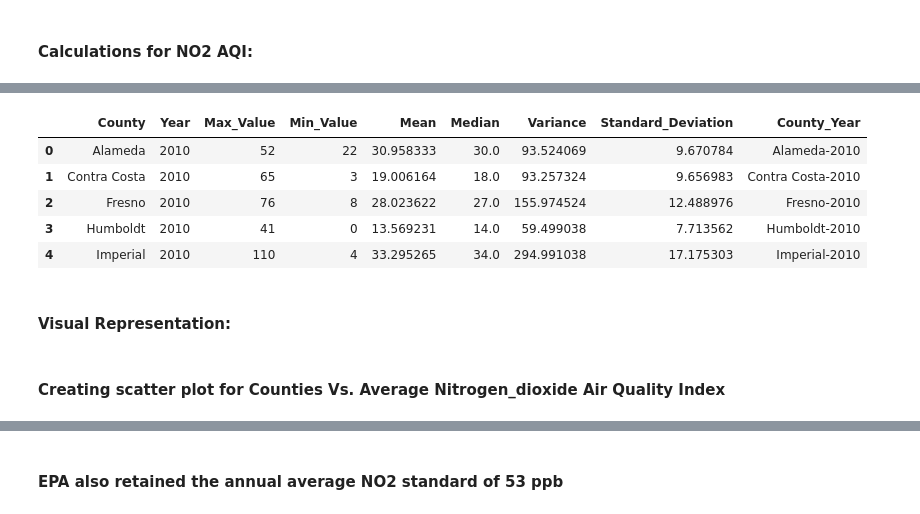
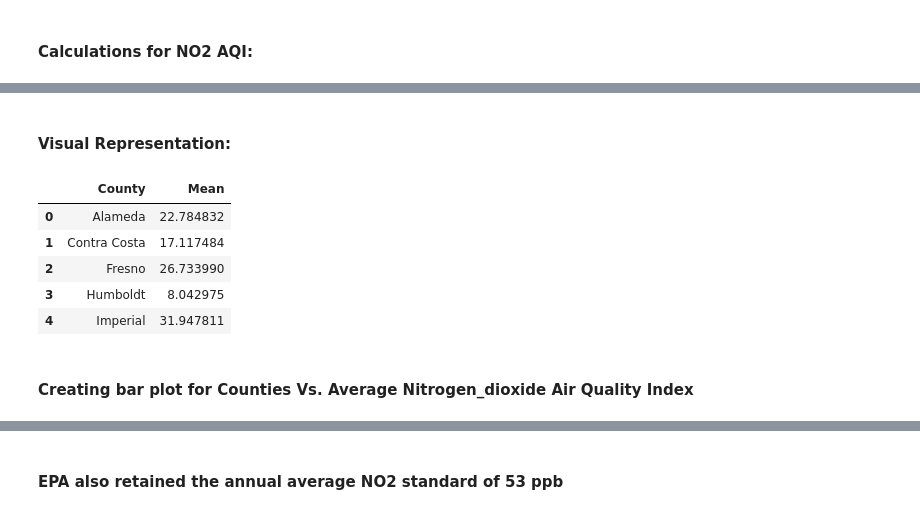
Before and after one commit to dalismo/Project-1, a Jupyter notebook: mq_statistical_analysis_NO2.ipynb, the cells around one changed output, grey strips where cells are left out. Drawn from its saved outputs; the diff is of its cells as text; code cells hidden in the pictures.

```diff
--- a/mq_statistical_analysis_NO2.ipynb
+++ b/mq_statistical_analysis_NO2.ipynb
@@ -89,13 +76,2 @@ max_no2_aqi.head()
-# %%
-# Combining two columns
-max_no2_aqi["County_Year"] = max_no2_aqi["County"] + "-" + max_no2_aqi["Year"]
-max_no2_aqi.head()
-# %% [output]
-|  | County | Year | Max_Value | Min_Value | Mean | Median | Variance | Standard_Deviation | County_Year |
-| 0 | Alameda | 2010 | 52 | 22 | 30.958333 | 30.0 | 93.524069 | 9.670784 | Alameda-2010 |
-| 1 | Contra Costa | 2010 | 65 | 3 | 19.006164 | 18.0 | 93.257324 | 9.656983 | Contra Costa-2010 |
-| 2 | Fresno | 2010 | 76 | 8 | 28.023622 | 27.0 | 155.974524 | 12.488976 | Fresno-2010 |
-| 3 | Humboldt | 2010 | 41 | 0 | 13.569231 | 14.0 | 59.499038 | 7.713562 | Humboldt-2010 |
-| 4 | Imperial | 2010 | 110 | 4 | 33.295265 | 34.0 | 294.991038 | 17.175303 | Imperial-2010 |
 # %% [markdown]
 #### Visual Representation:
@@ -107,2 +78,14 @@ no2_aqi = list(max_no2_aqi['Mean'])
+# %%
+# Creating dataframe for two columns for plotting
+
+max_no2_aqi_df = no2_df[['County', 'Mean']]
+max_no2_aqi_df.head()
+# %% [output]
+|  | County | Mean |
+| 0 | Alameda | 22.784832 |
+| 1 | Contra Costa | 17.117484 |
+| 2 | Fresno | 26.733990 |
+| 3 | Humboldt | 8.042975 |
+| 4 | Imperial | 31.947811 |
 # %% [markdown]
-#### Creating scatter plot for Counties Vs. Average Nitrogen_dioxide Air Quality Index
+#### Creating bar plot for Counties Vs. Average Nitrogen_dioxide Air Quality Index
```
Also changed, not shown: parts of 9 cells of this notebook, 3 other files.
